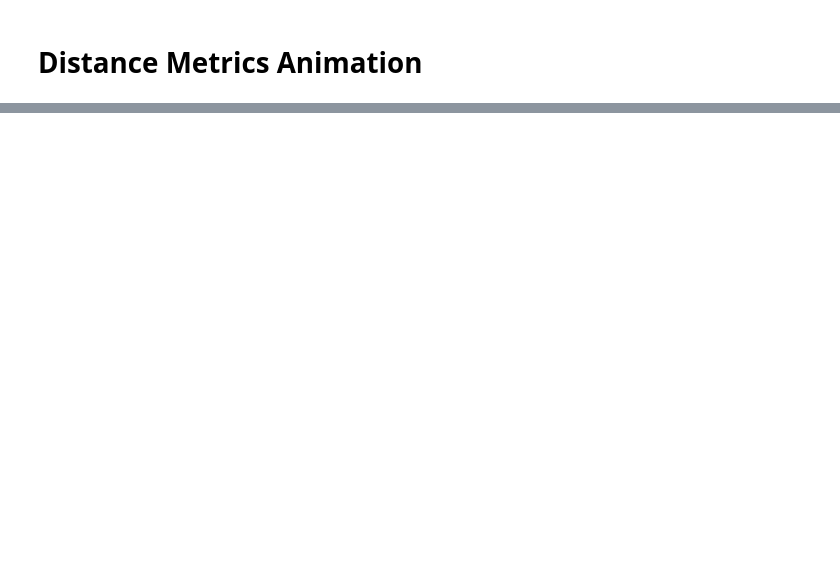
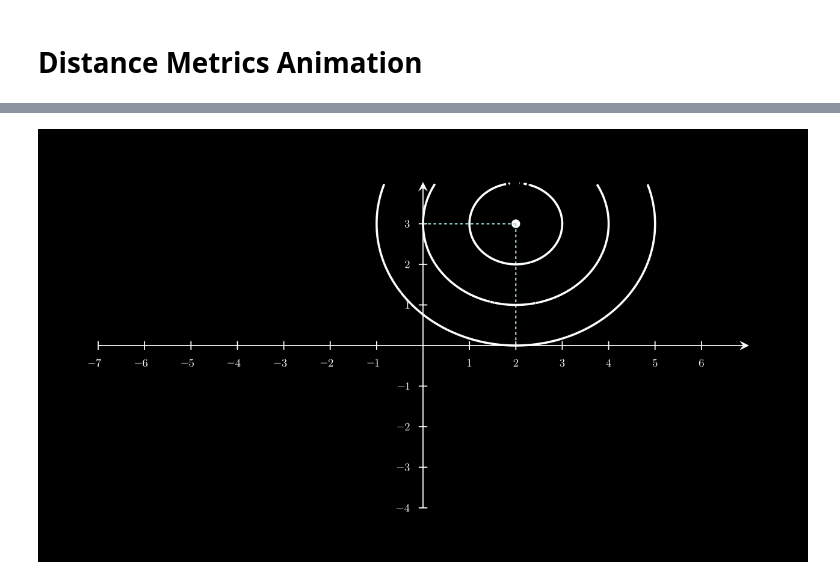
Before and after one commit to dtuleva/Math_Concepts_Visualizations, a Jupyter notebook: distance_animations.ipynb, the cells around one changed output, grey strips where cells are left out. Drawn from its saved outputs; the diff is of its cells as text; code cells hidden in the pictures; blank space fills up the shorter version.

Commit message:
plot implicit curve in loop

```diff
--- a/distance_animations.ipynb
+++ b/distance_animations.ipynb
@@ -6,2 +10,5 @@ config.verbosity = "WARNING"
 # %% [markdown]
 # Distance Metrics Animation
+# %%
+x = 1
+y = 3
@@ -51,0 +75,43 @@ class PointMoving(Scene):
+# %%
+%%manim -qm PointMoving2
+
+
+class PointMoving2(Scene):
+
+
+    def construct(self):
+
+        def distance_function(x, y, dot_center, level = 1):
+            x_p, y_p = dot_center
+            return distance.minkowski([x, y], [x_p, y_p]) - level
+
+        # Coordinate system
+        axes = Axes(
+            axis_config={
+
+                "font_size": 20,
+                "tick_size": 0.08,
+                "tip_shape": StealthTip,
+                "tip_height": 0.12,
+                },
+            ).add_coordinates()
+
+        self.add(axes)
+
+
+        # Dot
+        dot = Dot(axes.c2p(2, 3))
+        self.add(dot)
+
+        # Dot Coordinates
+
+        line_1 = axes.get_lines_to_point(dot.get_center(), color=GREEN_B)
+        line_2 = axes.get_lines_to_point(dot.get_center(), color=BLUE_B)
+        self.add(line_1, line_2)
+
+        # Contours
+        for level in range(1, 4):
+            contour = axes.plot_implicit_curve(lambda x, y: distance_function(x, y, axes.p2c(dot.get_center()), level = level))
+            self.add(contour)
+# %% [output]
+[figure, added]
```
Also changed, not shown: parts of 4 cells of this notebook.
